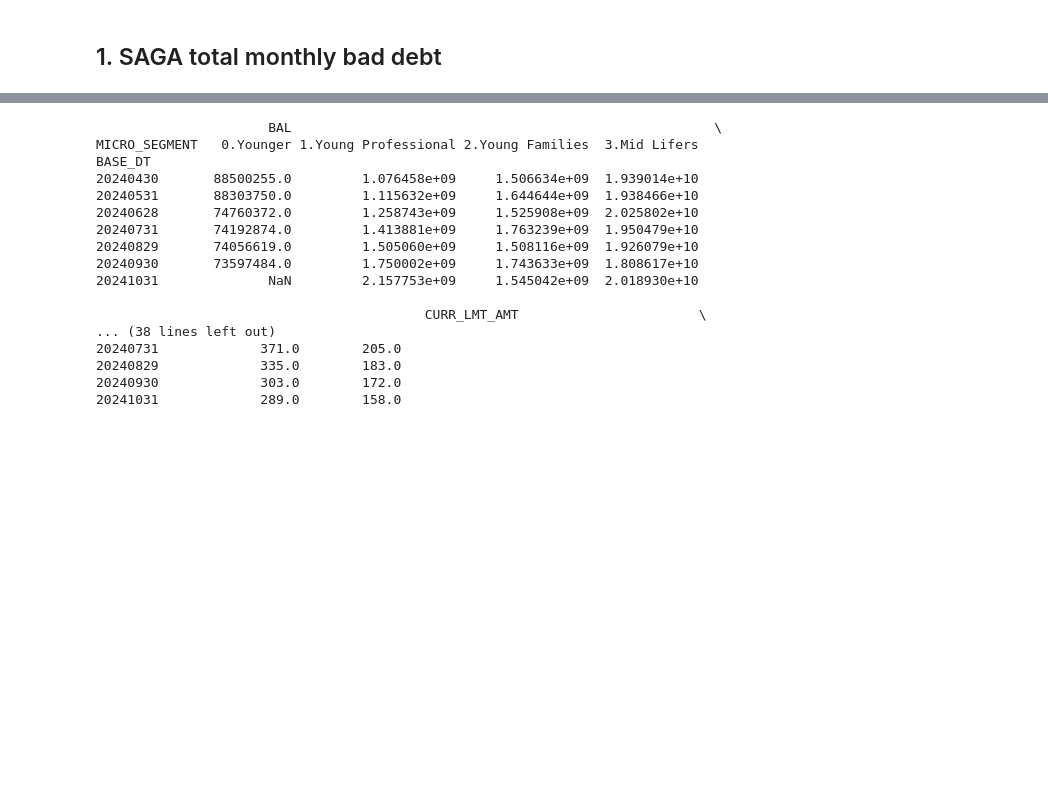
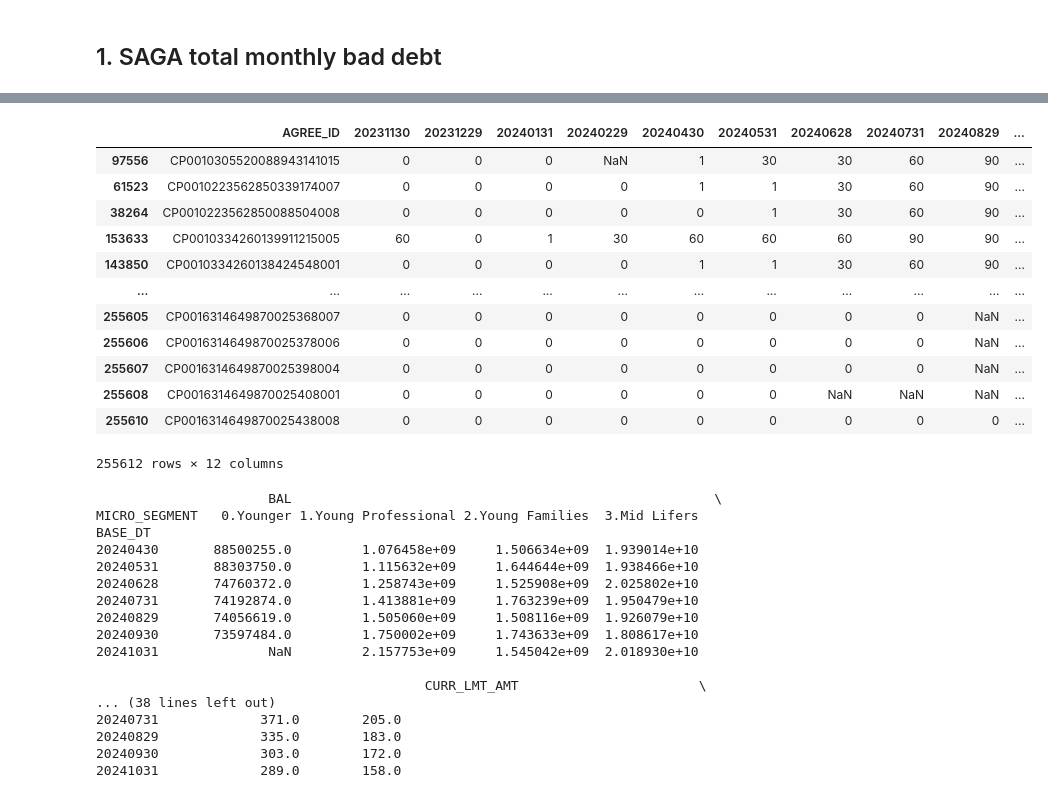
Before and after one commit to Sinxisx/Credit-Card-Analysis, a Jupyter notebook: Scratch.ipynb, the cells around one changed output, grey strips where cells are left out. Saved outputs shown, nothing was run; the diff lists cells and outputs as text; code cells hidden in the pictures; blank space fills up the shorter version.

```diff
--- a/Scratch.ipynb
+++ b/Scratch.ipynb
@@ -168,3 +278,19 @@ Name: count, dtype: int64
+# %%
+DPDMonthlyPivot.sort_values(by='20241031', ascending=False)
+# %% [output]
+|  | AGREE_ID | 20231130 | 20231229 | 20240131 | 20240229 | 20240430 | 20240531 | 20240628 | 20240731 | 20240829 | ... |
+| 97556 | CP0010305520088943141015 | 0 | 0 | 0 | NaN | 1 | 30 | 30 | 60 | 90 | ... |
+| 61523 | CP0010223562850339174007 | 0 | 0 | 0 | 0 | 1 | 1 | 30 | 60 | 90 | ... |
+| 38264 | CP0010223562850088504008 | 0 | 0 | 0 | 0 | 0 | 1 | 30 | 60 | 90 | ... |
+| 153633 | CP0010334260139911215005 | 60 | 0 | 1 | 30 | 60 | 60 | 60 | 90 | 90 | ... |
+| 143850 | CP0010334260138424548001 | 0 | 0 | 0 | 0 | 1 | 1 | 30 | 60 | 90 | ... |
+| ... | ... | ... | ... | ... | ... | ... | ... | ... | ... | ... | ... |
+| 255605 | CP0016314649870025368007 | 0 | 0 | 0 | 0 | 0 | 0 | 0 | 0 | NaN | ... |
+| 255606 | CP0016314649870025378006 | 0 | 0 | 0 | 0 | 0 | 0 | 0 | 0 | NaN | ... |
+| 255607 | CP0016314649870025398004 | 0 | 0 | 0 | 0 | 0 | 0 | 0 | 0 | NaN | ... |
+| 255608 | CP0016314649870025408001 | 0 | 0 | 0 | 0 | 0 | 0 | NaN | NaN | NaN | ... |
+| 255610 | CP0016314649870025438008 | 0 | 0 | 0 | 0 | 0 | 0 | 0 | 0 | 0 | ... |
+255612 rows × 12 columns
 # %%
 monthly = pd.pivot_table(MLs[MLs['CC_STATUS']=='DELINQUENT'],
                          values=['GCIF_NO','CURR_LMT_AMT','BAL'],
```
Also changed, not shown: parts of 22 cells of this notebook, 2 other files.
